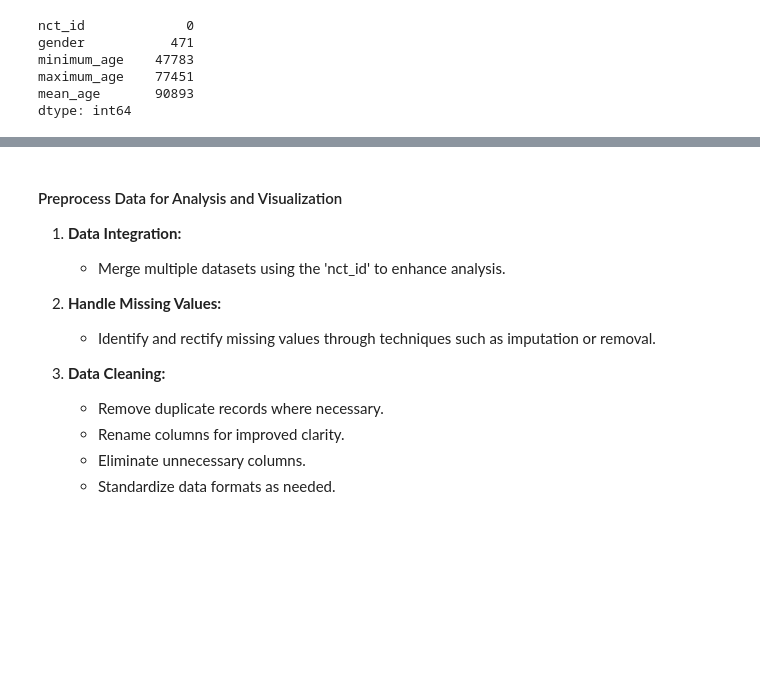
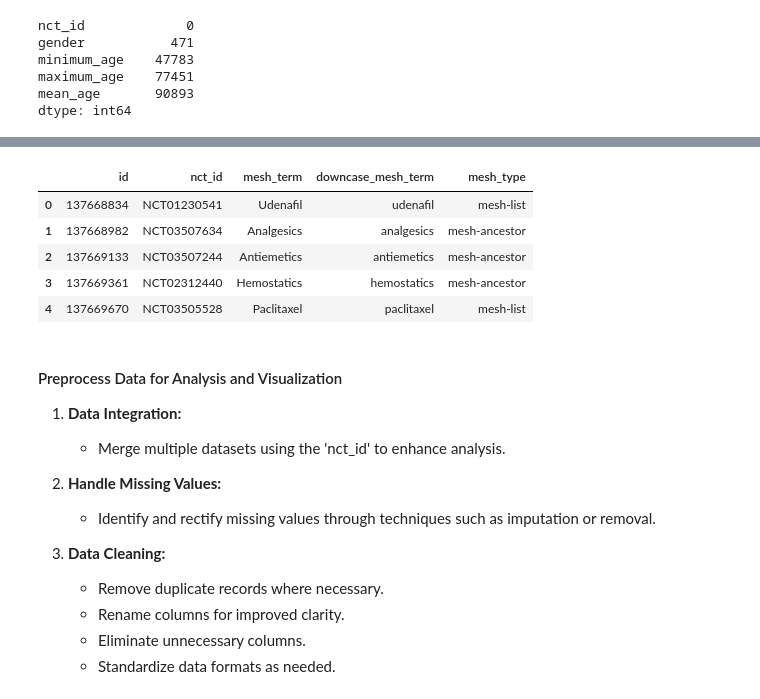
Before and after one commit to brunalos/clinical-trials-ml, a Jupyter notebook: vaccines.ipynb, the cells around one changed output, grey strips where cells are left out. Saved outputs shown, nothing was run; the diff lists cells and outputs as text; code cells hidden in the pictures; blank space fills up the shorter version.

```diff
--- a/vaccines.ipynb
+++ b/vaccines.ipynb
@@ -261,3 +277,19 @@ dtype: int64
+# %%
+# Read browse_interventions file from AACT database
+file_path = './AACT_20240125/browse_interventions.txt'
+
+# select only the nct_id, title, and count columns
+browse_interventions = pd.read_csv(file_path, header=0, sep="|")
+
+# Display the DataFrame
+browse_interventions.head()
+# %% [output]
+|  | id | nct_id | mesh_term | downcase_mesh_term | mesh_type |
+| 0 | 137668834 | NCT01230541 | Udenafil | udenafil | mesh-list |
+| 1 | 137668982 | NCT03507634 | Analgesics | analgesics | mesh-ancestor |
+| 2 | 137669133 | NCT03507244 | Antiemetics | antiemetics | mesh-ancestor |
+| 3 | 137669361 | NCT02312440 | Hemostatics | hemostatics | mesh-ancestor |
+| 4 | 137669670 | NCT03505528 | Paclitaxel | paclitaxel | mesh-list |
 # %% [markdown]
 #### Preprocess Data for Analysis and Visualization
 
```
Also changed, not shown: parts of 3 cells of this notebook, 1 other file.
